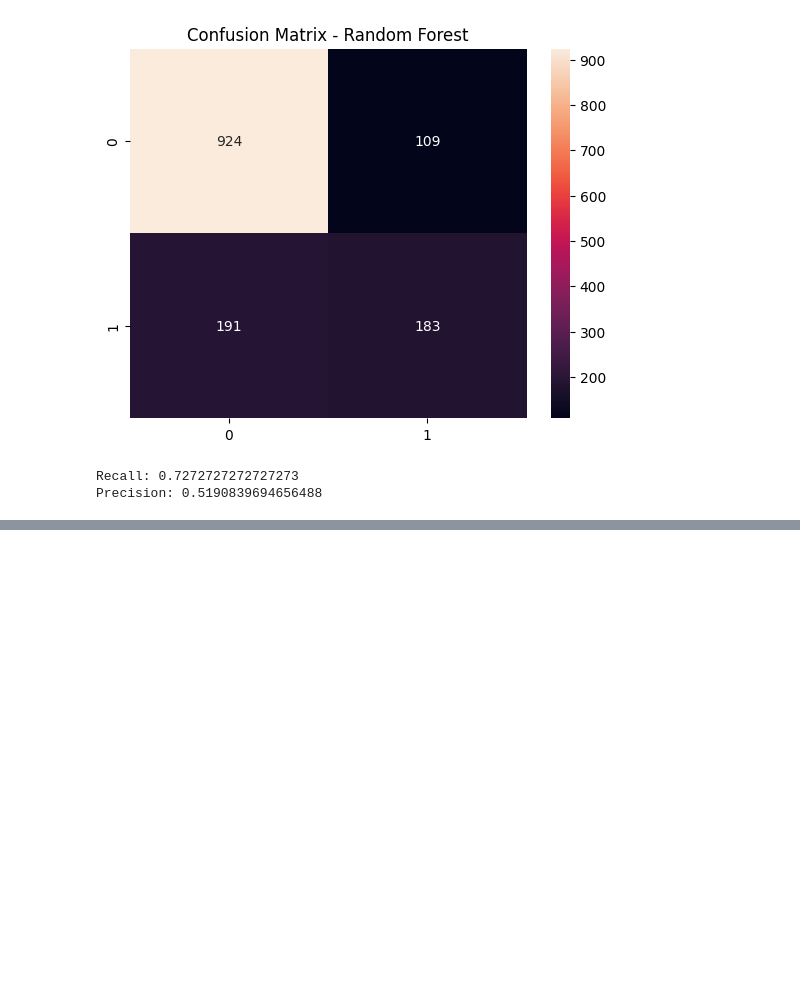
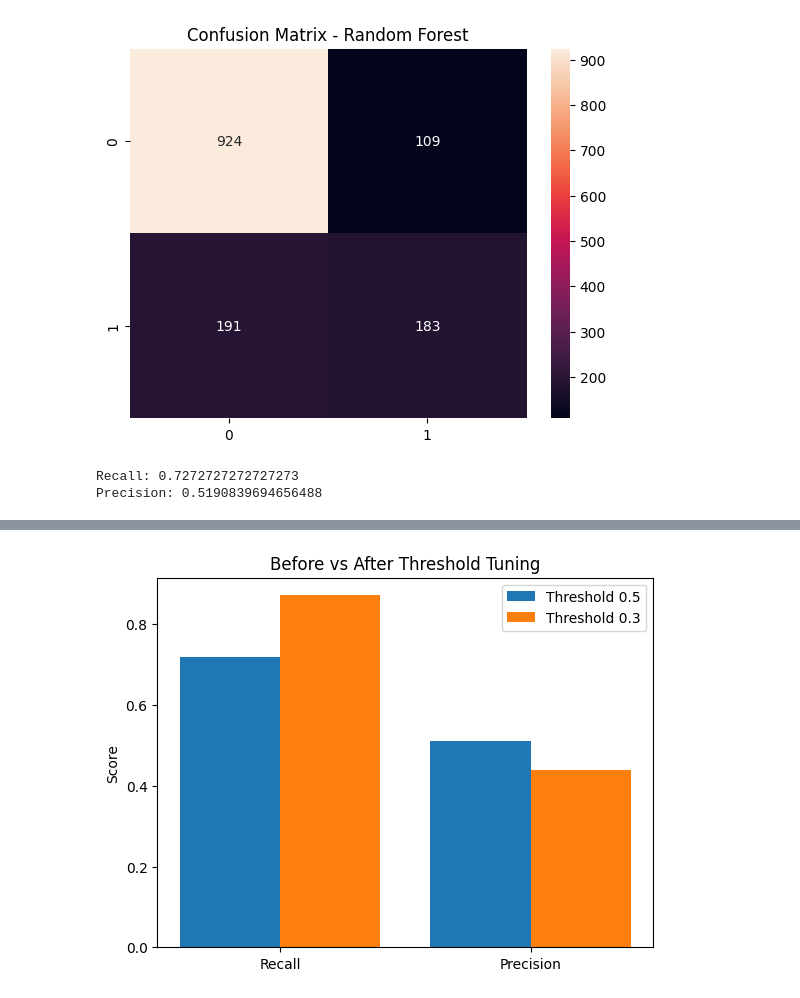
Before and after one commit to Vanshika7545/customer-churn-prediction-pipeline, a Jupyter notebook: notebooks/04_model_training.ipynb, the cells around one changed output, grey strips where cells are left out. Cells and saved outputs as stored; diff of their text form; code cells hidden in the pictures; blank space fills up the shorter version.

```diff
--- a/notebooks/04_model_training.ipynb
+++ b/notebooks/04_model_training.ipynb
@@ -178,0 +211,21 @@ Threshold tuning further improved recall, making the model more effective for ch
+# %%
+import matplotlib.pyplot as plt
+
+labels = ["Recall", "Precision"]
+
+before = [recall_score(y_test, y_pred_lr), precision_score(y_test, y_pred_lr)]
+after = [recall_score(y_test, y_pred_custom), precision_score(y_test, y_pred_custom)]
+
+x = range(len(labels))
+
+plt.bar(x, before, width=0.4, label="Threshold 0.5")
+plt.bar([i + 0.4 for i in x], after, width=0.4, label="Threshold 0.3")
+
+plt.xticks([i + 0.2 for i in x], labels)
+plt.ylabel("Score")
+plt.title("Before vs After Threshold Tuning")
+plt.legend()
+
+plt.show()
+# %% [output]
+[figure, added]
```
Also changed, not shown: parts of 9 cells of this notebook.
